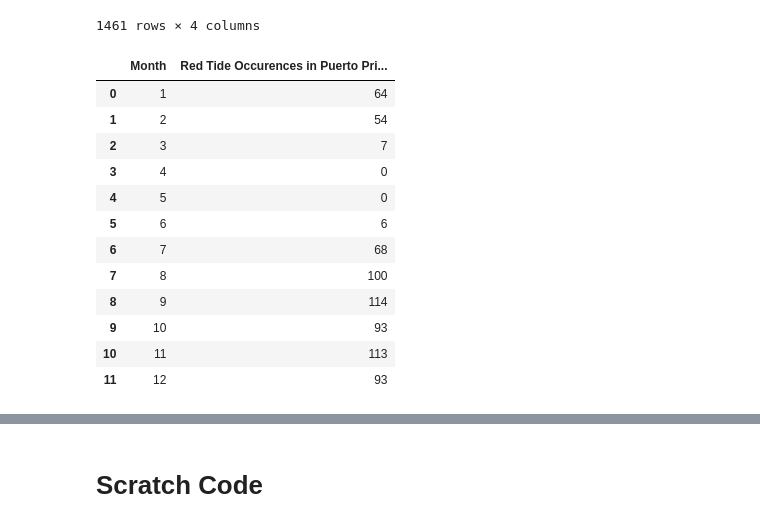
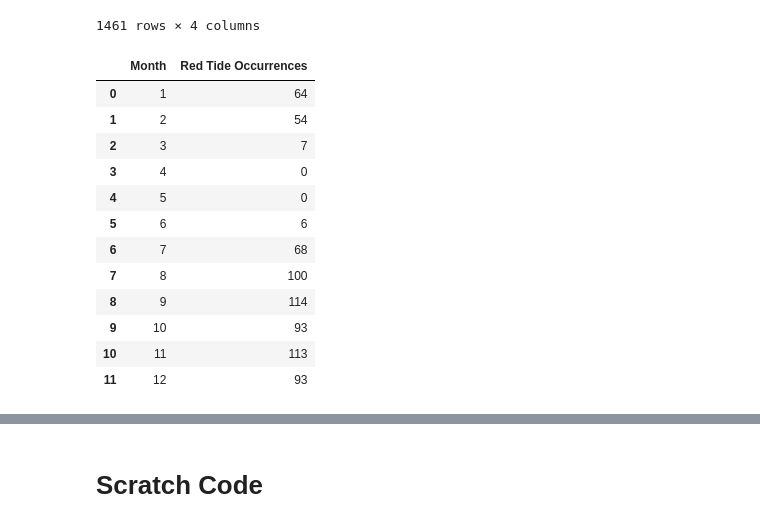
Before and after one commit to rlltj/OpenRefineFinalProject, a Jupyter notebook: OpenRefineMCO2(final).ipynb, the cells around one changed output, grey strips where cells are left out. Cells and saved outputs as stored; diff of their text form; code cells hidden in the pictures.

```diff
--- a/OpenRefineMCO2(final).ipynb
+++ b/OpenRefineMCO2(final).ipynb
@@ -385,7 +365,7 @@ for i in dataframelist:
     else:
         stryear = str(year)
 
-    print(months[twelvetracker] + " " + stryear)
+#     print(months[twelvetracker] + " " + stryear)
 
     #Formatting days to date
     dates = []
@@ -445,8 +425,8 @@ for i in dataframelist:
     i["coeff_interpretation"] = coeff_interpretation
 
     #Display the datarframes
-    display(i)
-    print('\n')
+#     display(i)
+#     print('\n')
 
     #This is to track and update the month
     twelvetracker = twelvetracker + 1
@@ -975,6 +831,8 @@ A value is trying to be set on a copy of a slice from a DataFrame
 
 See the caveats in the documentation: https://pandas.pydata.org/pandas-docs/stable/user_guide/indexing.html#returning-a-view-versus-a-copy
   finalDF['tidetype4'][i] = 0
+# %%
+finalDF = finalDF[['date', 'day', 'sunrise', 'sunset', 'moonrise', 'moonset', 'distance','tidetime1','tideheight1','tidetype1','tidetime2','tideheight2','tidetype2','tidetime3','tideheight3','tidetype3','tidetime4','tideheight4','tidetype4','coefficient','coeff_interpretation','redtide_pp','redtide_honda']]
 # %%
 finalDF.info()
 # %% [output]
@@ -1714,11 +1440,12 @@ See the caveats in the documentation: https://pandas.pydata.org/pandas-docs/stab
 | 1460 | 2020-12-31 | 1 | 1 | 12 |
 1461 rows × 4 columns
 # %%
+#Grouping the red tide occurrences in Puerto Princesa Bay by month from 2017-2020
 total_rtpp_monthly = rtDF.groupby(["month"], as_index=False)["redtide_pp"].sum()
-total_rtpp_monthly = total_rtpp_monthly.rename(columns={"month": "Month", "redtide_pp": "Red Tide Occurences in Puerto Princesa Bay"}, errors="raise")
+total_rtpp_monthly = total_rtpp_monthly.rename(columns={"month": "Month", "redtide_pp": "Red Tide Occurrences"}, errors="raise")
 total_rtpp_monthly
 # %% [output]
-|  | Month | Red Tide Occurences in Puerto Pri... |
+|  | Month | Red Tide Occurrences |
 | 0 | 1 | 64 |
 | 1 | 2 | 54 |
 | 2 | 3 | 7 |
```
Also changed, not shown: parts of 62 cells of this notebook.
